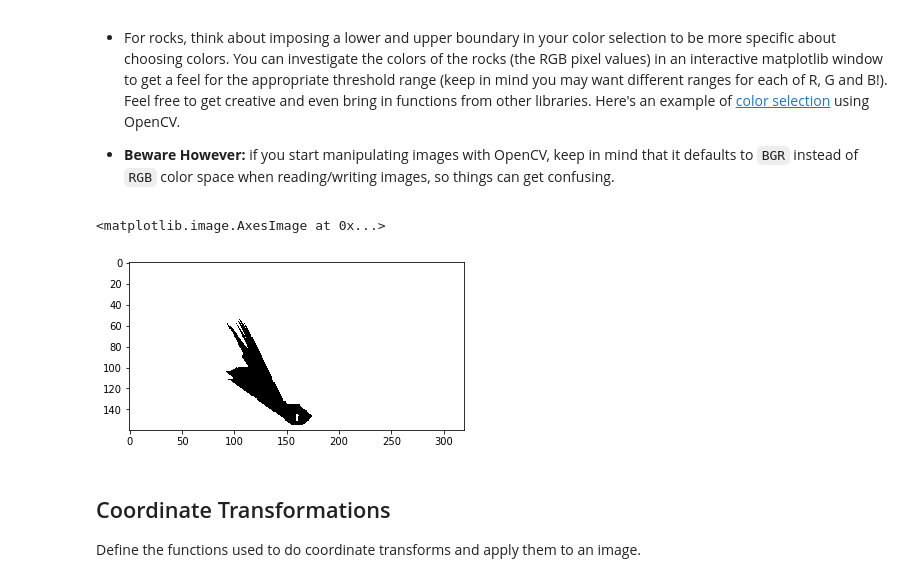
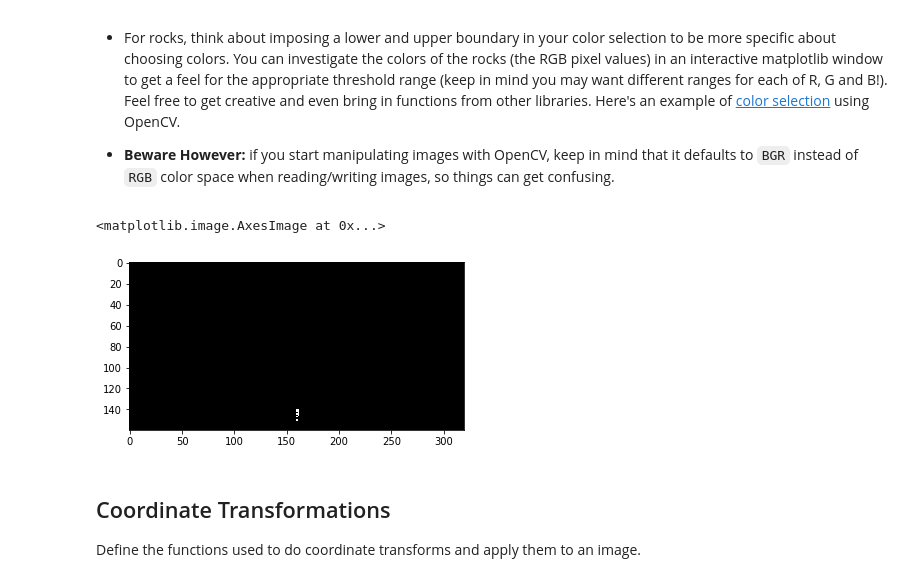
Before and after one commit to jorge-crespo-cedeno/RoboND-Rover-Project, a Jupyter notebook: code/Rover_Project_Test_Notebook.ipynb, the cells around one changed output. Drawn from its saved outputs; the diff is of its cells as text; code cells hidden in the pictures.

```diff
--- a/code/Rover_Project_Test_Notebook.ipynb
+++ b/code/Rover_Project_Test_Notebook.ipynb
@@ -118,36 +118,36 @@ def color_thresh(img, rgb_thresh=(157, 142, 131)):
     color_select = np.zeros_like(img[:,:,0])
     # Require that each pixel be above all three threshold values in RGB
     # above_thresh will now contain a boolean array with "True"
     # where threshold was met
     above_thresh = (img[:,:,0] > rgb_thresh[0]) \
                 & (img[:,:,1] > rgb_thresh[1]) \
                 & (img[:,:,2] > rgb_thresh[2])
     # Index the array of zeros with the boolean array and set to 1
     color_select[above_thresh] = 1
     # Return the binary image
     return color_select
 
 def below_color_thresh(img, rgb_thresh=(157, 142, 131)):
 #def below_color_thresh(img, rgb_thresh=(160, 160, 160)):
     #above_thresh = color_thresh(img, rgb_thresh)
     #below_thresh = abs(above_thresh - 1)
     below_thresh = (img[:,:,0] <= rgb_thresh[0]) \
                 & (img[:,:,1] <= rgb_thresh[1]) \
                 & (img[:,:,2] <= rgb_thresh[2])
     return below_thresh
 
 def in_between_color_threshs(img, bottom_rgb_thresh, top_rgb_thresh):
     below_thresh = below_color_thresh(img, top_rgb_thresh)
     above_thresh = color_thresh(img, bottom_rgb_thresh)
     return below_thresh*above_thresh
 
-threshed = below_color_thresh(warped)
-#threshed = in_between_color_threshs(warped, (118, 112, 0), (255, 250, 99))
+#threshed = below_color_thresh(warped)
+threshed = in_between_color_threshs(warped, (118, 112, 0), (255, 250, 99))
 plt.imshow(threshed, cmap='gray')
 #scipy.misc.imsave('../output/warped_threshed.jpg', threshed*255)
 # %% [output]
 <matplotlib.image.AxesImage at 0x...>
-[figure, old version]
+[figure, new version]
 # %% [markdown]
 ## Coordinate Transformations
 Define the functions used to do coordinate transforms and apply them to an image.
```
Also changed, not shown: parts of 1 cell of this notebook, 4 other files.
